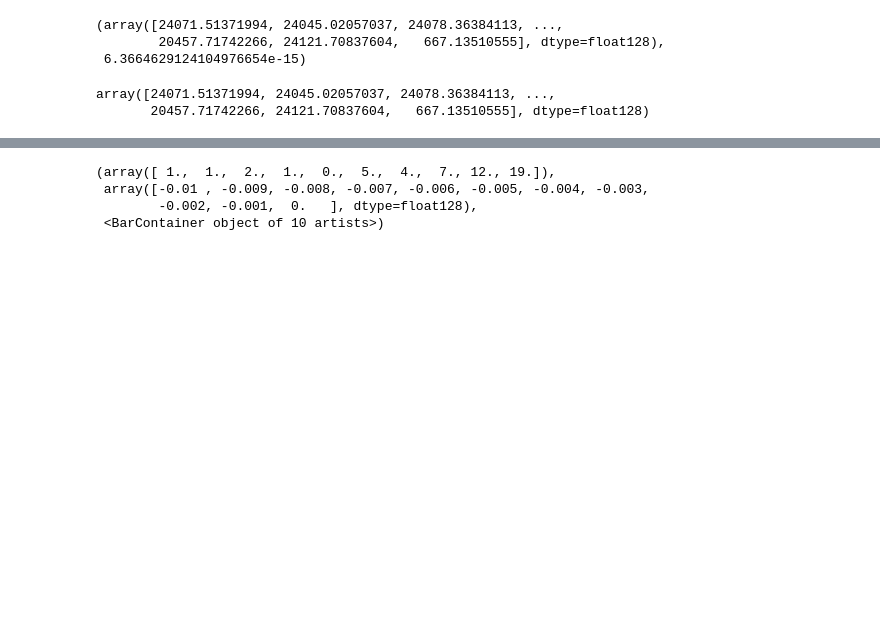
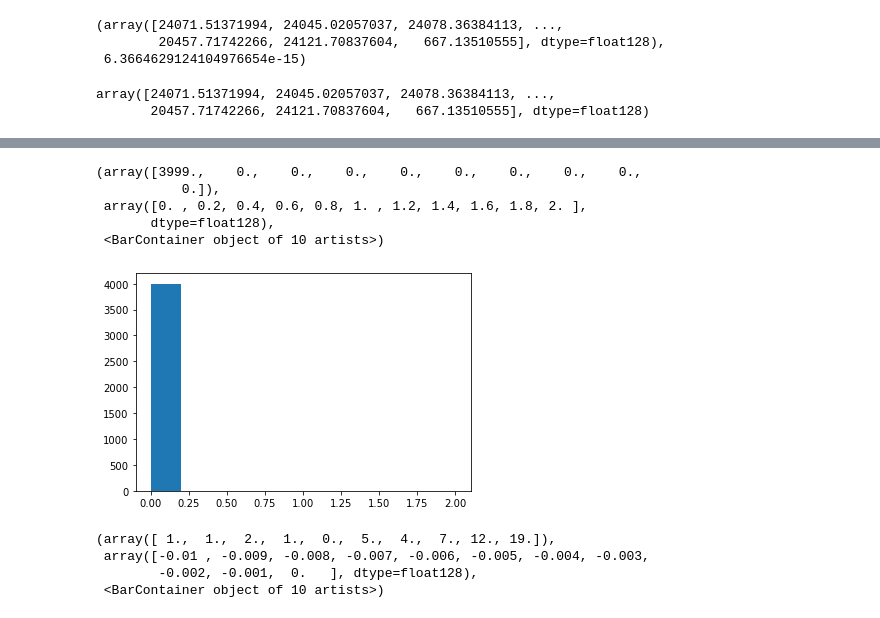
Before and after one commit to AliAlkadhim/PDF_Uncertainty, a Jupyter notebook: master_version/local/ALL_DATA_25k/Reweighting_2.ipynb, the cells around one changed output, grey strips where cells are left out. Saved outputs shown, nothing was run; the diff lists cells and outputs as text; code cells hidden in the pictures; blank space fills up the shorter version.

```diff
--- a/master_version/local/ALL_DATA_25k/Reweighting_2.ipynb
+++ b/master_version/local/ALL_DATA_25k/Reweighting_2.ipynb
@@ -260,3 +291,13 @@ plt.hist(log_den)
+# %%
+weights = 4000 * weights/np.sum(weights)
+plt.hist(weights, range=(0,2))
+# %% [output]
+(array([3999.,    0.,    0.,    0.,    0.,    0.,    0.,    0.,    0.,
+           0.]),
+ array([0. , 0.2, 0.4, 0.6, 0.8, 1. , 1.2, 1.4, 1.6, 1.8, 2. ],
+       dtype=float128),
+ <BarContainer object of 10 artists>)
+[figure, added]
 # %%
 log_RHS = log_numerator - log_den
 log_RHS, log_RHS.shape
```
Also changed, not shown: parts of 15 cells of this notebook, 1 other file.
